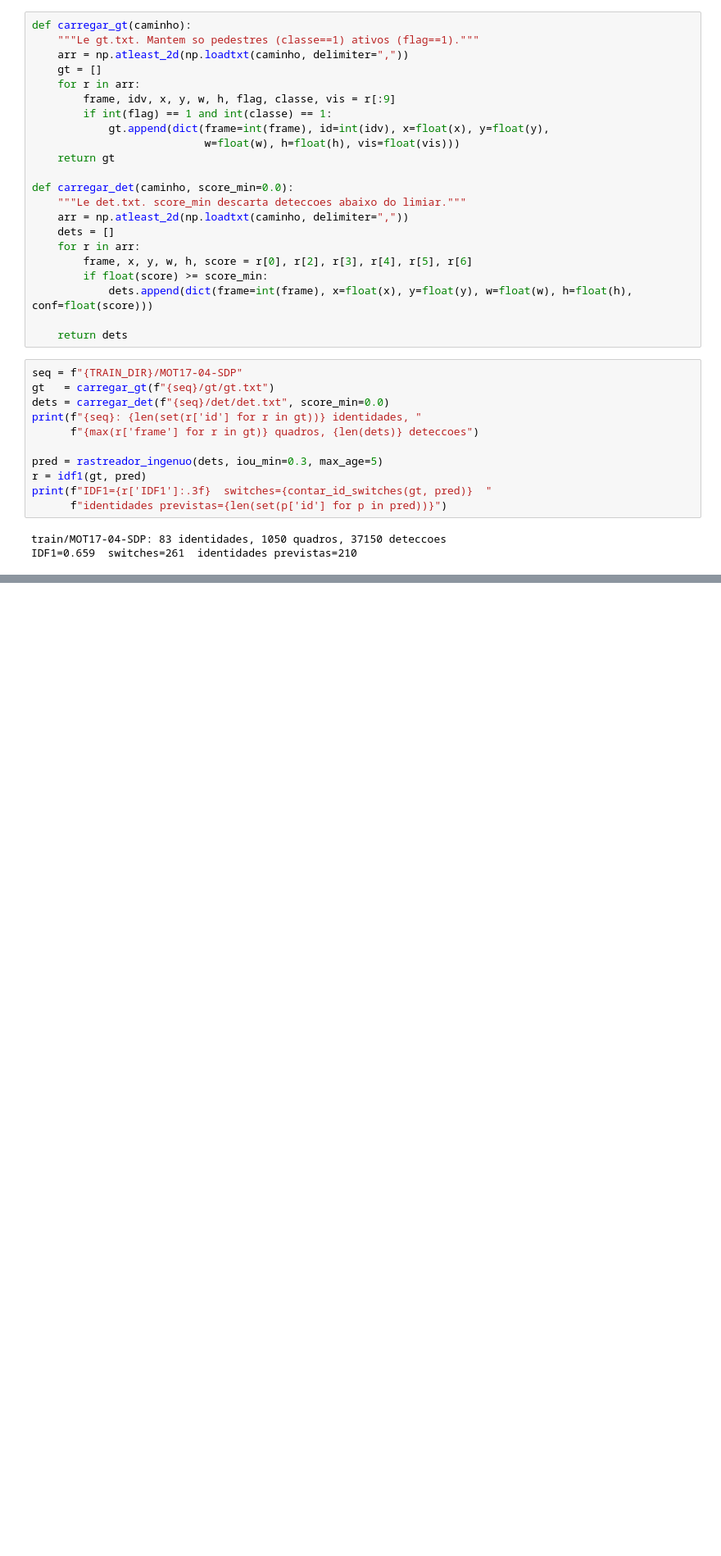
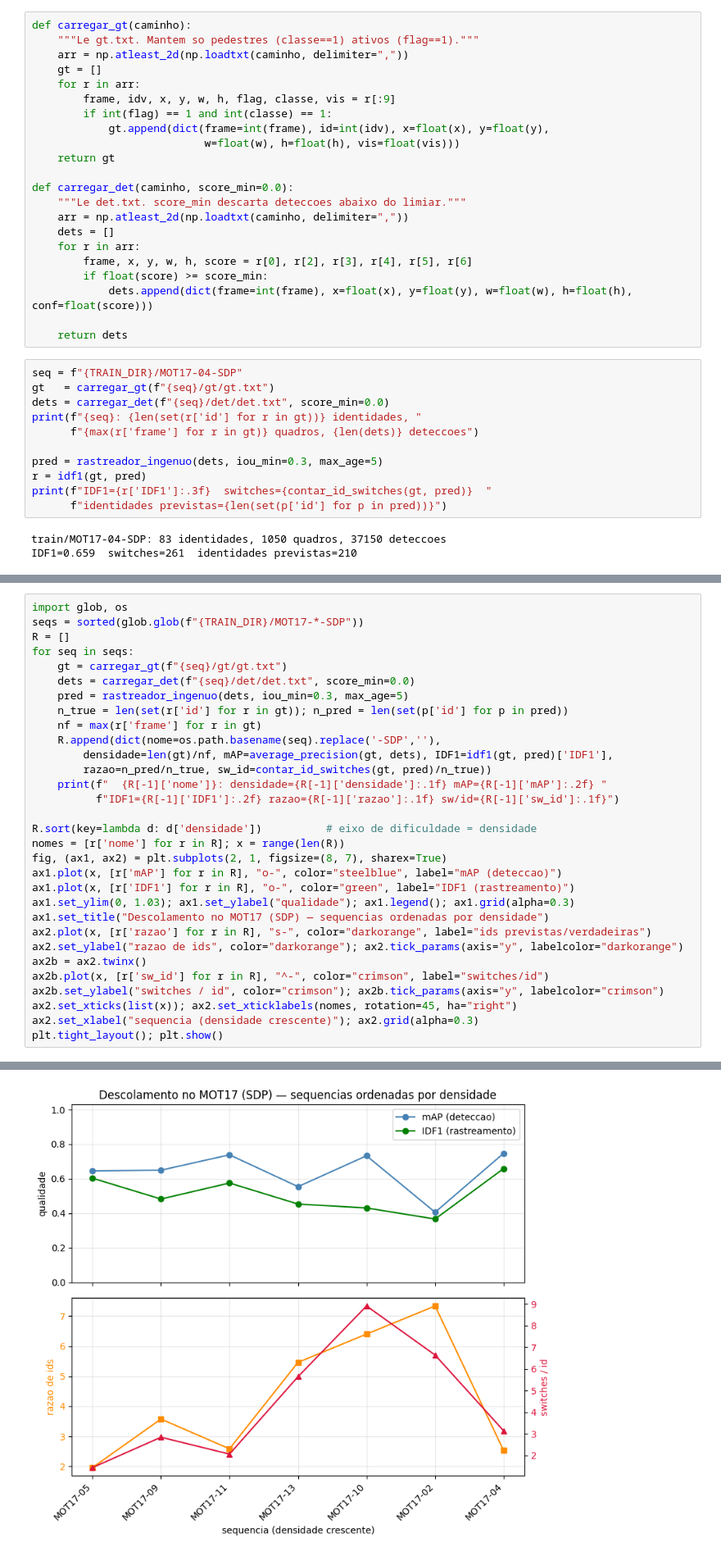
Before and after one commit to RogerVin1/PA2_Deep_Learning, a Jupyter notebook: Assignment2_DL.ipynb, the cells around one changed output, grey strips where cells are left out. Shown at 82% size. Cells and saved outputs as stored; diff of their text form; blank space fills up the shorter version.

Commit message:
adicionando o mAP e substituindo o rastreador e o contador de switches pelas versões rápidas

```diff
--- a/Assignment2_DL.ipynb
+++ b/Assignment2_DL.ipynb
@@ -380,0 +449,32 @@ IDF1=0.659  switches=261  identidades previstas=210
+# %%
+import glob, os
+seqs = sorted(glob.glob(f"{TRAIN_DIR}/MOT17-*-SDP"))
+R = []
+for seq in seqs:
+    gt = carregar_gt(f"{seq}/gt/gt.txt")
+    dets = carregar_det(f"{seq}/det/det.txt", score_min=0.0)
+    pred = rastreador_ingenuo(dets, iou_min=0.3, max_age=5)
+    n_true = len(set(r['id'] for r in gt)); n_pred = len(set(p['id'] for p in pred))
+    nf = max(r['frame'] for r in gt)
+    R.append(dict(nome=os.path.basename(seq).replace('-SDP',''),
+        densidade=len(gt)/nf, mAP=average_precision(gt, dets), IDF1=idf1(gt, pred)['IDF1'],
+        razao=n_pred/n_true, sw_id=contar_id_switches(gt, pred)/n_true))
+    print(f"  {R[-1]['nome']}: densidade={R[-1]['densidade']:.1f} mAP={R[-1]['mAP']:.2f} "
+          f"IDF1={R[-1]['IDF1']:.2f} razao={R[-1]['razao']:.1f} sw/id={R[-1]['sw_id']:.1f}")
+
+R.sort(key=lambda d: d['densidade'])          # eixo de dificuldade = densidade
+nomes = [r['nome'] for r in R]; x = range(len(R))
+fig, (ax1, ax2) = plt.subplots(2, 1, figsize=(8, 7), sharex=True)
+ax1.plot(x, [r['mAP'] for r in R], "o-", color="steelblue", label="mAP (deteccao)")
+ax1.plot(x, [r['IDF1'] for r in R], "o-", color="green", label="IDF1 (rastreamento)")
+ax1.set_ylim(0, 1.03); ax1.set_ylabel("qualidade"); ax1.legend(); ax1.grid(alpha=0.3)
+ax1.set_title("Descolamento no MOT17 (SDP) — sequencias ordenadas por densidade")
+ax2.plot(x, [r['razao'] for r in R], "s-", color="darkorange", label="ids previstas/verdadeiras")
+ax2.set_ylabel("razao de ids", color="darkorange"); ax2.tick_params(axis="y", labelcolor="darkorange")
+ax2b = ax2.twinx()
+ax2b.plot(x, [r['sw_id'] for r in R], "^-", color="crimson", label="switches/id")
+ax2b.set_ylabel("switches / id", color="crimson"); ax2b.tick_params(axis="y", labelcolor="crimson")
+ax2.set_xticks(list(x)); ax2.set_xticklabels(nomes, rotation=45, ha="right")
+ax2.set_xlabel("sequencia (densidade crescente)"); ax2.grid(alpha=0.3)
+plt.tight_layout(); plt.show()
+# %% [output]
@@ -380,0 +488 @@ IDF1=0.659  switches=261  identidades previstas=210
+[figure, added]
```
Also changed, not shown: parts of 3 cells of this notebook.
